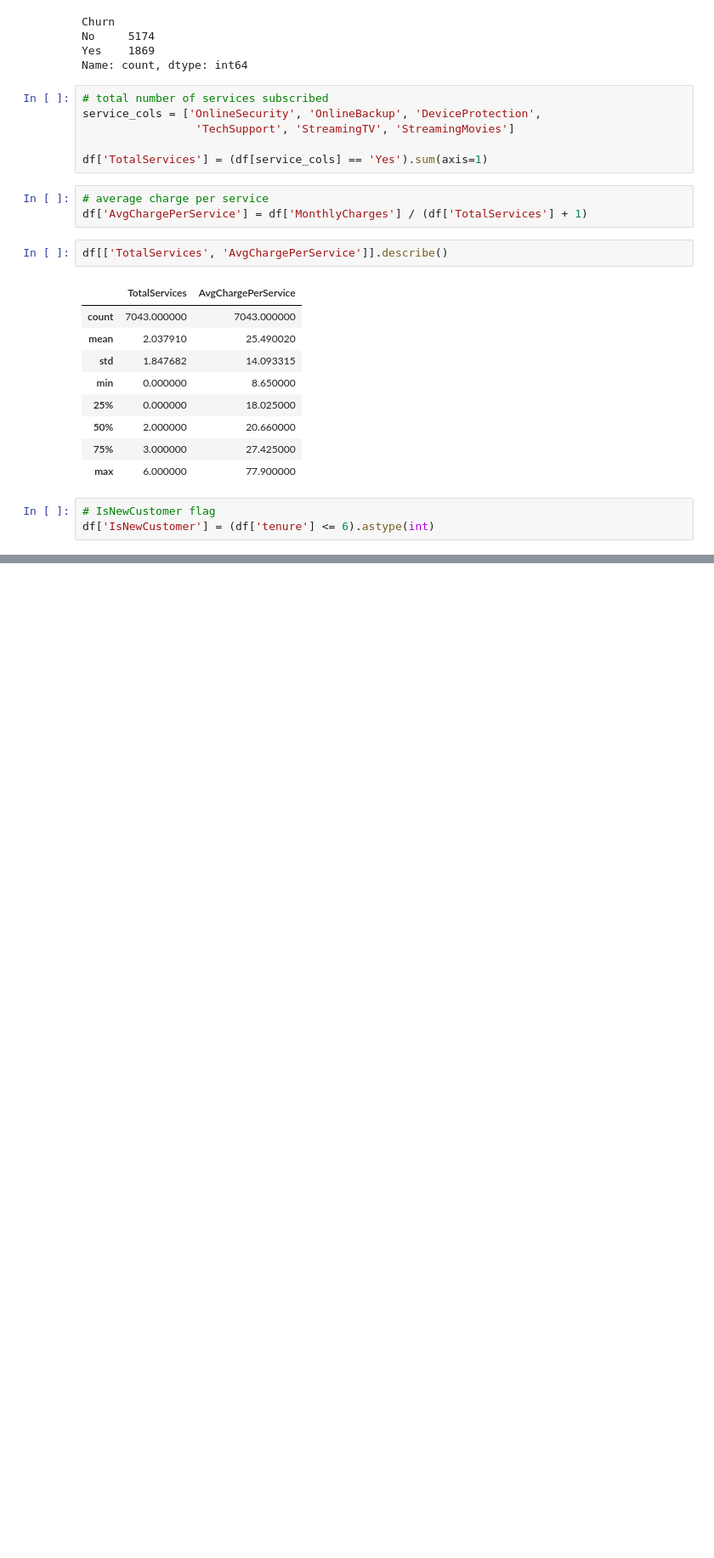
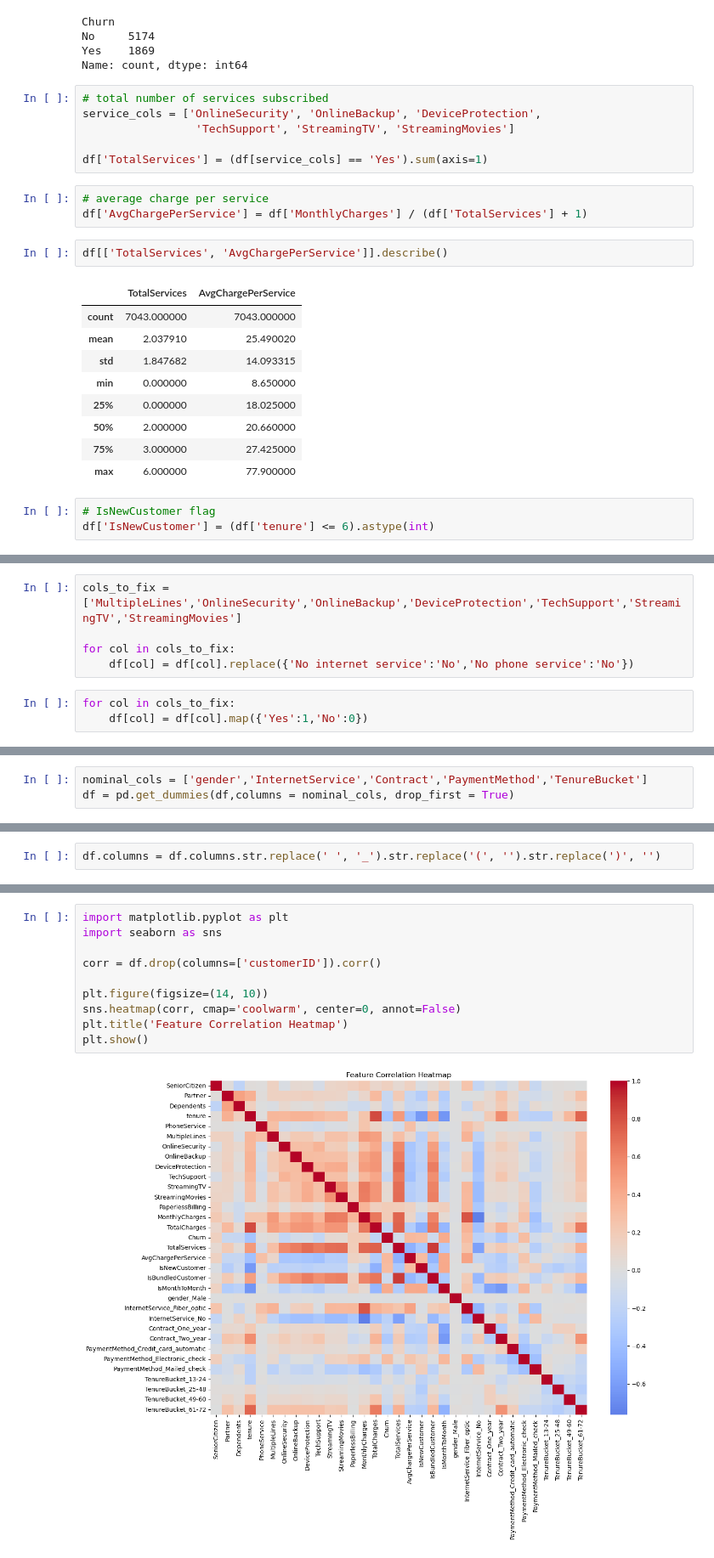
Before and after one commit to nb-acharya/customer_churn_prediction, a Jupyter notebook: notebooks/02_feature_engineering.ipynb, the cells around one changed output, grey strips where cells are left out. Shown at 85% size. Drawn from its saved outputs; the diff is of its cells as text; blank space fills up the shorter version.

```diff
--- a/notebooks/02_feature_engineering.ipynb
+++ b/notebooks/02_feature_engineering.ipynb
@@ -78,0 +104,8 @@ df['IsNewCustomer'] = (df['tenure'] <= 6).astype(int)
+# %%
+cols_to_fix = ['MultipleLines','OnlineSecurity','OnlineBackup','DeviceProtection','TechSupport','StreamingTV','StreamingMovies']
+
+for col in cols_to_fix:
+    df[col] = df[col].replace({'No internet service':'No','No phone service':'No'})
+# %%
+for col in cols_to_fix:
+    df[col] = df[col].map({'Yes':1,'No':0})
@@ -78,0 +132,3 @@ df['IsNewCustomer'] = (df['tenure'] <= 6).astype(int)
+# %%
+nominal_cols = ['gender','InternetService','Contract','PaymentMethod','TenureBucket']
+df = pd.get_dummies(df,columns = nominal_cols, drop_first = True)
@@ -78,0 +159,2 @@ df['IsNewCustomer'] = (df['tenure'] <= 6).astype(int)
+# %%
+df.columns = df.columns.str.replace(' ', '_').str.replace('(', '').str.replace(')', '')
@@ -78,0 +181,12 @@ df['IsNewCustomer'] = (df['tenure'] <= 6).astype(int)
+# %%
+import matplotlib.pyplot as plt
+import seaborn as sns
+
+corr = df.drop(columns=['customerID']).corr()
+
+plt.figure(figsize=(14, 10))
+sns.heatmap(corr, cmap='coolwarm', center=0, annot=False)
+plt.title('Feature Correlation Heatmap')
+plt.show()
+# %% [output]
+[figure, added]
```
Also changed, not shown: parts of 12 cells of this notebook, 1 other file.
